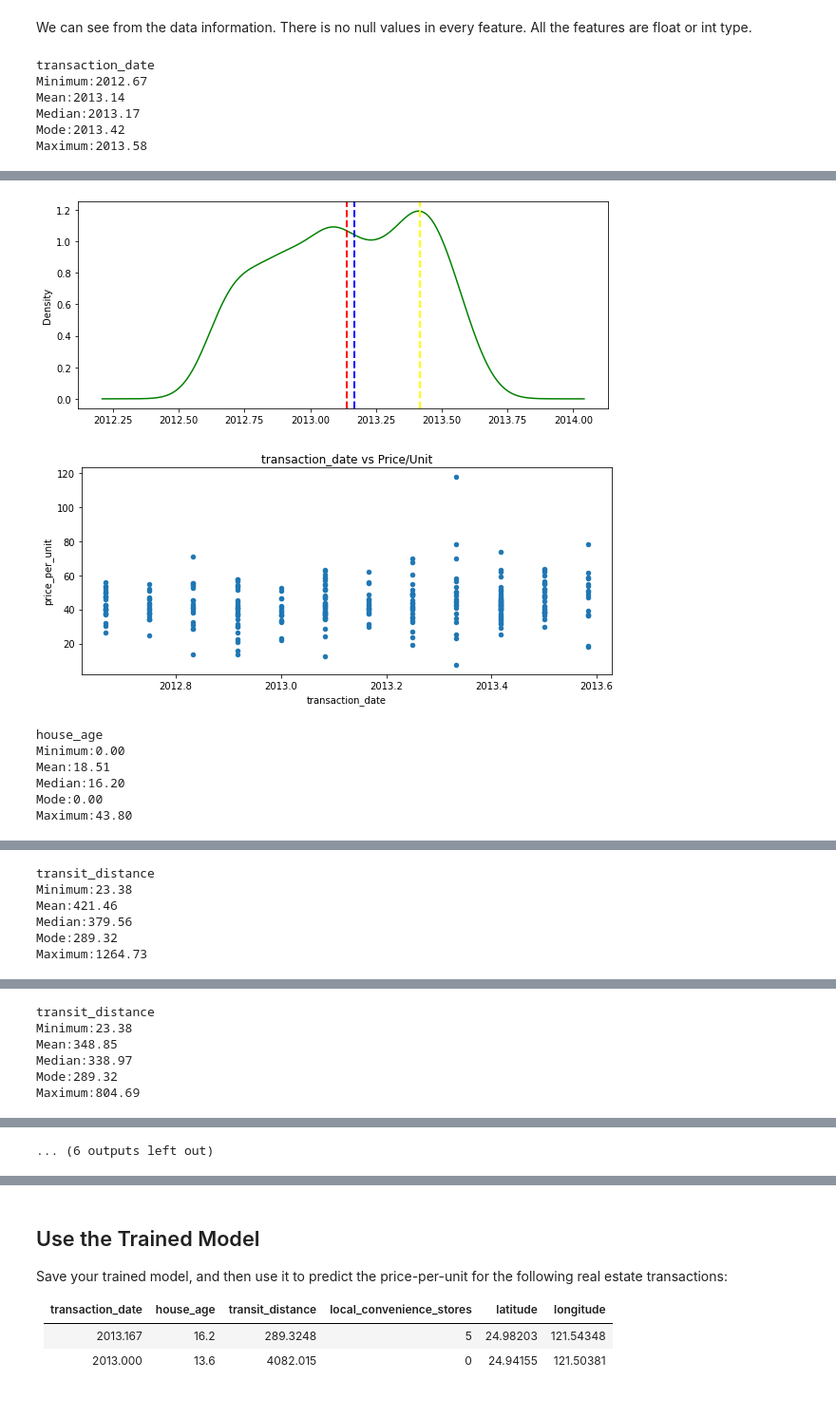
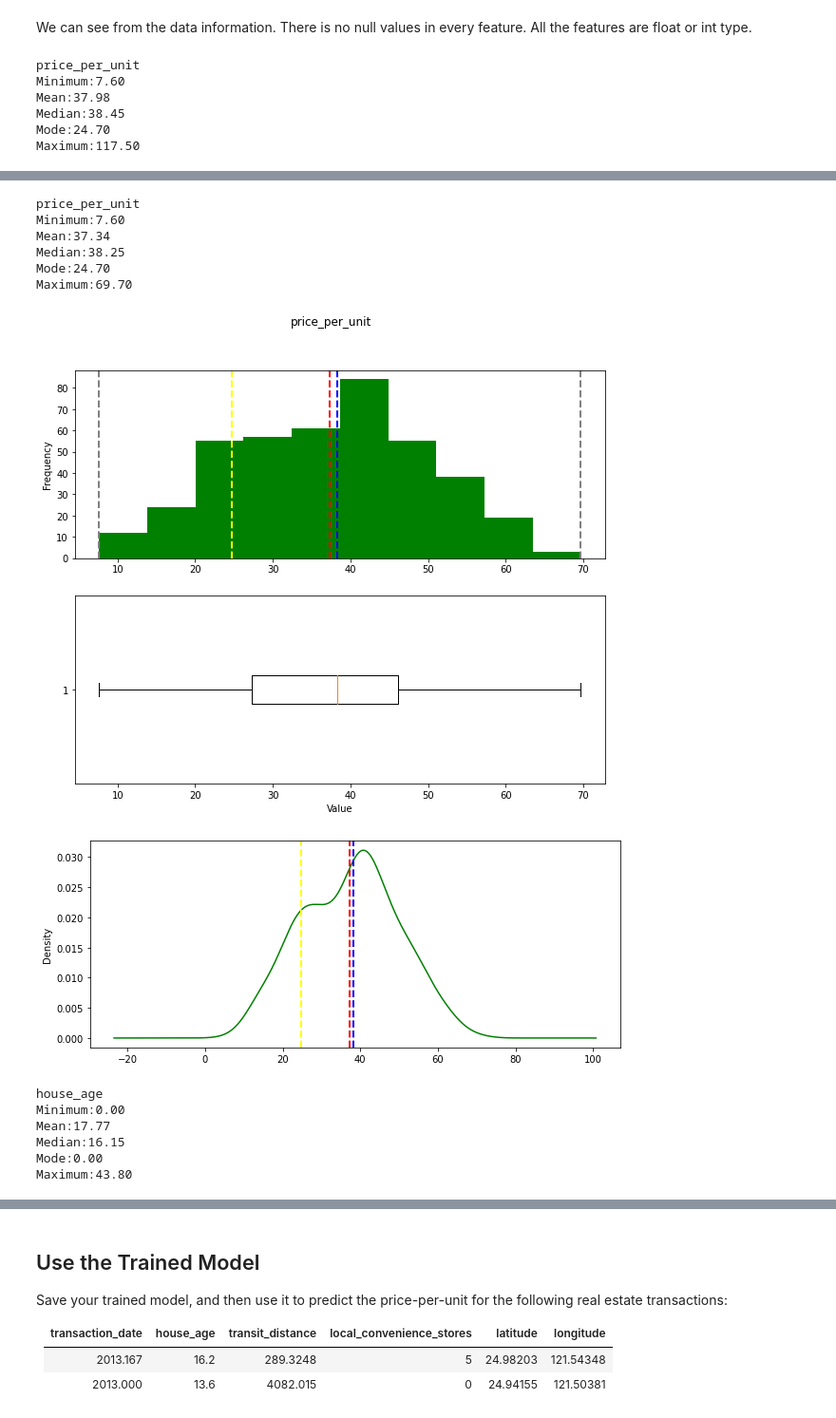
Before and after one commit to santochaoya/Azure-Data-Science, a Jupyter notebook: code/Exercise 2 - Train the Regression Model.ipynb, the cells around one changed output, grey strips where cells are left out. Shown at 95% size. Drawn from its saved outputs; the diff is of its cells as text; code cells hidden in the pictures.

```diff
--- a/code/Exercise 2 - Train the Regression Model.ipynb
+++ b/code/Exercise 2 - Train the Regression Model.ipynb
@@ -91,7 +95,18 @@ memory usage: 22.8 KB
 We can see from the data information. There is no null values in every feature. All the features are float or int type.
 # %%
 # Explore the data
-numeric_features = ['transaction_date', 'house_age', 'transit_distance', 'local_convenience_stores']
+
+# Show the distribution of labels
+show_distribution(data['price_per_unit'])
+
+# Remove outliers from labels
+data = data[data['price_per_unit'] < 70]
+
+show_distribution(data['price_per_unit'])
+show_density(data['price_per_unit'])
+
+# Explore features
+numeric_features = ['house_age', 'transit_distance', 'local_convenience_stores', 'latitude', 'longitude']
 for feature in numeric_features:
 
     # Show the distribution of original data
@@ -110,11 +125,15 @@ for feature in numeric_features:
     # Show the scatter plot between each feature and label
     data.plot.scatter(title=feature + ' vs Price/Unit', x=feature, y='price_per_unit', figsize=(10, 4))
 
+    # Get the correlations between the features and labels
+    correlations, _ = pearsonr(data[feature], data['price_per_unit'])
+    print('Correlation: {}'.format(correlations))
+
     plt.show()
 # %% [output]
-transaction_date
-Minimum:2012.67
-Mean:2013.14
-Median:2013.17
-Mode:2013.42
-Maximum:2013.58
+price_per_unit
+Minimum:7.60
+Mean:37.98
+Median:38.45
+Mode:24.70
+Maximum:117.50
@@ -122,8 +141,14 @@ Maximum:2013.58
+price_per_unit
+Minimum:7.60
+Mean:37.34
+Median:38.25
+Mode:24.70
+Maximum:69.70
-[figure, old version]
+[figure, new version]
-[figure, old version]
+[figure, new version]
-house_age
-Minimum:0.00
-Mean:18.51
-Median:16.20
-Mode:0.00
-Maximum:43.80
+house_age
+Minimum:0.00
+Mean:17.77
+Median:16.15
+Mode:0.00
+Maximum:43.80
@@ -133,6 +158,0 @@ Maximum:43.80
-transit_distance
-Minimum:23.38
-Mean:421.46
-Median:379.56
-Mode:289.32
-Maximum:1264.73
@@ -140,6 +165,0 @@ Maximum:1264.73
-transit_distance
-Minimum:23.38
-Mean:348.85
-Median:338.97
-Mode:289.32
-Maximum:804.69
@@ -147 +165,0 @@ Maximum:804.69
-... (6 outputs left out)
```
Also changed, not shown: parts of 16 cells of this notebook.
